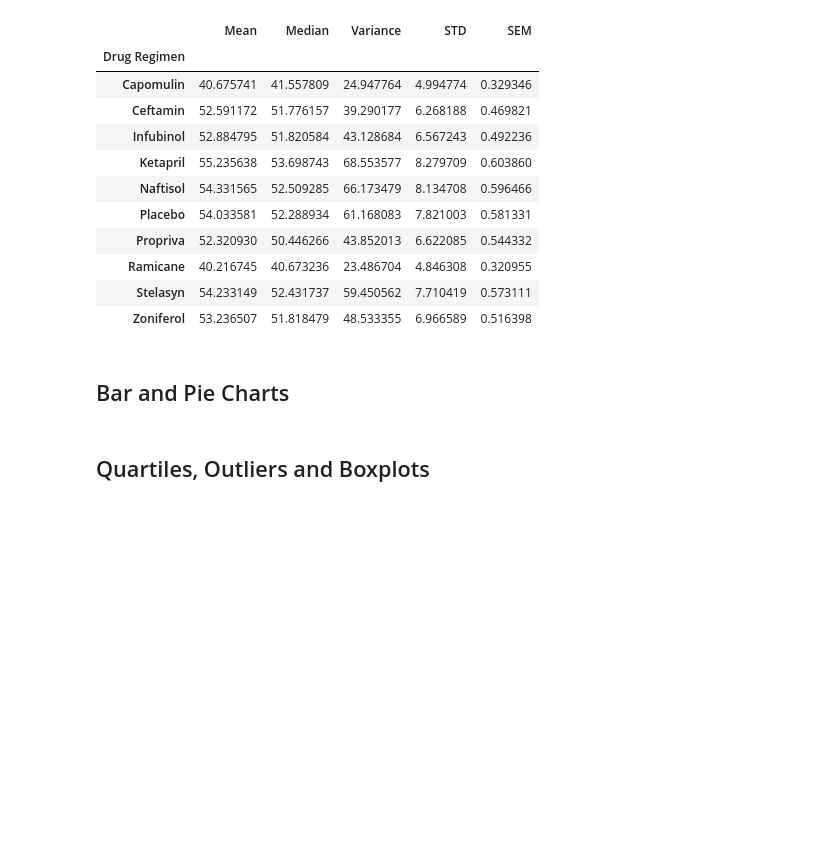
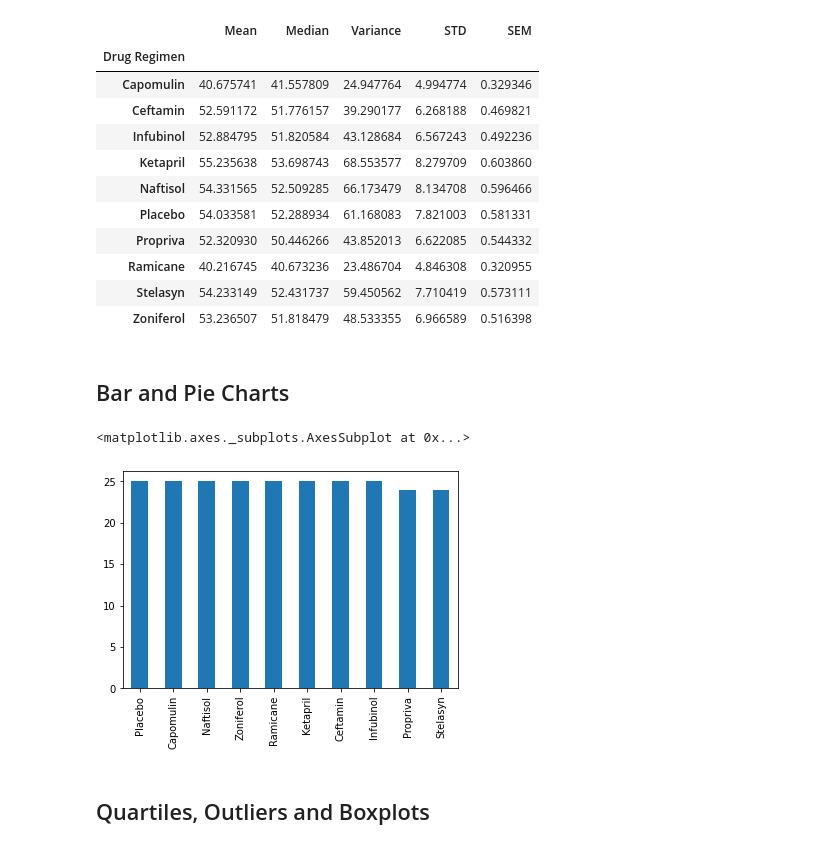
Before and after one commit to Ashlander0/MatPlotLib-Challenge, a Jupyter notebook: pymaceuticals_starter.ipynb, the cells around one changed output. Saved outputs shown, nothing was run; the diff lists cells and outputs as text; code cells hidden in the pictures; blank space fills up the shorter version.

Commit message:
Completed Pandas Bar Graph

```diff
--- a/pymaceuticals_starter.ipynb
+++ b/pymaceuticals_starter.ipynb
@@ -114,6 +114,12 @@ regimentable
 ## Bar and Pie Charts
 # %%
 # Generate a bar plot showing the total number of unique mice tested on each drug regimen using pandas.
+miceind = data.drop_duplicates('Mouse ID')
+
+miceind['Drug Regimen'].value_counts().plot.bar()
+# %% [output]
+<matplotlib.axes._subplots.AxesSubplot at 0x...>
+[figure, added]
 # %%
 # Generate a bar plot showing the total number of unique mice tested on each drug regimen using pyplot.
 # %%
```
